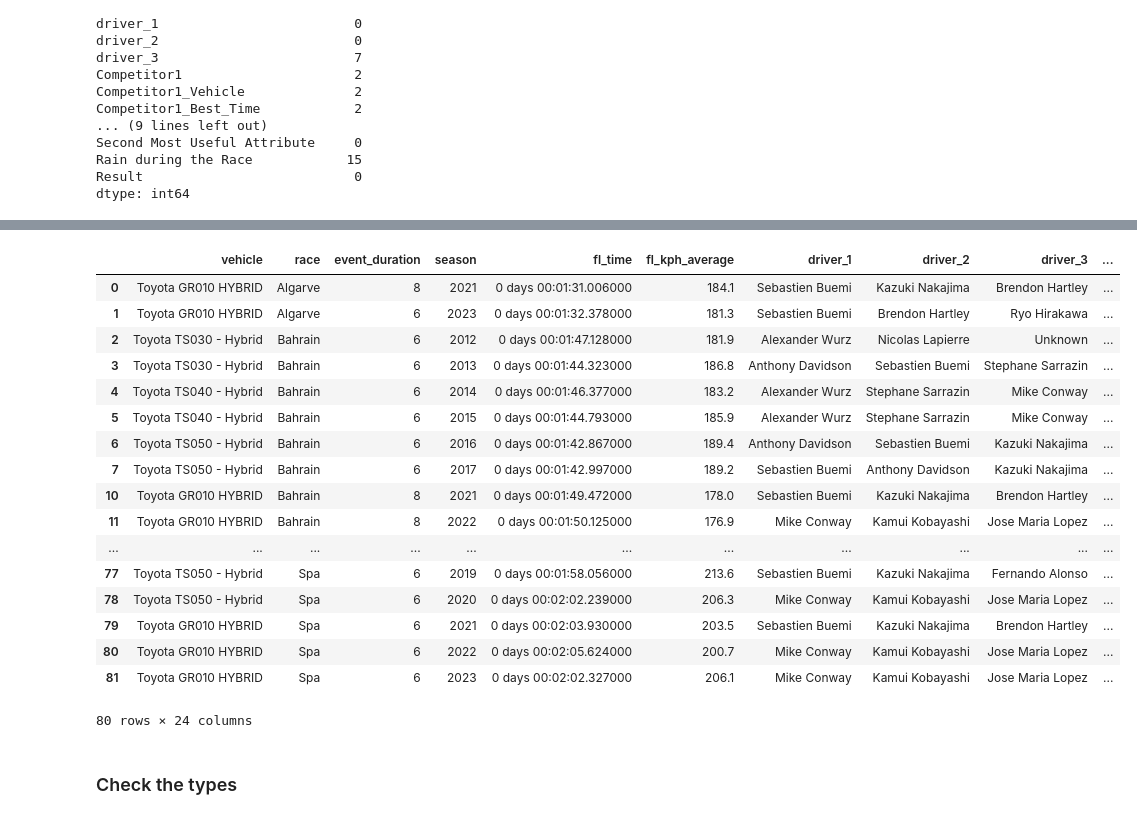
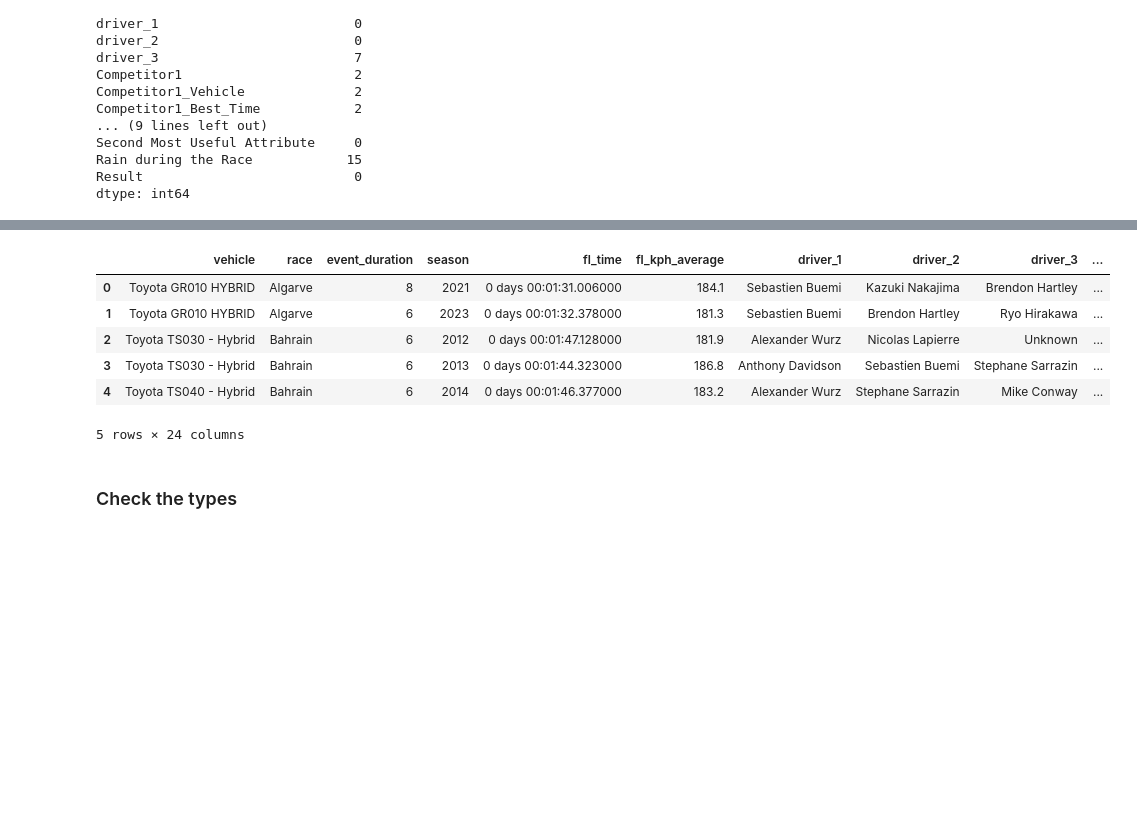
Before and after one commit to StanEM75/24H_Le_Mans, a Jupyter notebook: Supervised Learning/Process.ipynb, the cells around one changed output, grey strips where cells are left out. Drawn from its saved outputs; the diff is of its cells as text; code cells hidden in the pictures; blank space fills up the shorter version.

```diff
--- a/Supervised Learning/Process.ipynb
+++ b/Supervised Learning/Process.ipynb
@@ -1019,24 +952,13 @@ See the caveats in the documentation: https://pandas.pydata.org/pandas-docs/stab
 # %%
-df
+df.head()
 # %% [output]
 |  | vehicle | race | event_duration | season | fl_time | fl_kph_average | driver_1 | driver_2 | driver_3 | ... |
 | 0 | Toyota GR010 HYBRID | Algarve | 8 | 2021 | 0 days 00:01:31.006000 | 184.1 | Sebastien Buemi | Kazuki Nakajima | Brendon Hartley | ... |
 | 1 | Toyota GR010 HYBRID | Algarve | 6 | 2023 | 0 days 00:01:32.378000 | 181.3 | Sebastien Buemi | Brendon Hartley | Ryo Hirakawa | ... |
 | 2 | Toyota TS030 - Hybrid | Bahrain | 6 | 2012 | 0 days 00:01:47.128000 | 181.9 | Alexander Wurz | Nicolas Lapierre | Unknown | ... |
 | 3 | Toyota TS030 - Hybrid | Bahrain | 6 | 2013 | 0 days 00:01:44.323000 | 186.8 | Anthony Davidson | Sebastien Buemi | Stephane Sarrazin | ... |
 | 4 | Toyota TS040 - Hybrid | Bahrain | 6 | 2014 | 0 days 00:01:46.377000 | 183.2 | Alexander Wurz | Stephane Sarrazin | Mike Conway | ... |
-| 5 | Toyota TS040 - Hybrid | Bahrain | 6 | 2015 | 0 days 00:01:44.793000 | 185.9 | Alexander Wurz | Stephane Sarrazin | Mike Conway | ... |
-| 6 | Toyota TS050 - Hybrid | Bahrain | 6 | 2016 | 0 days 00:01:42.867000 | 189.4 | Anthony Davidson | Sebastien Buemi | Kazuki Nakajima | ... |
-| 7 | Toyota TS050 - Hybrid | Bahrain | 6 | 2017 | 0 days 00:01:42.997000 | 189.2 | Sebastien Buemi | Anthony Davidson | Kazuki Nakajima | ... |
-| 10 | Toyota GR010 HYBRID | Bahrain | 8 | 2021 | 0 days 00:01:49.472000 | 178.0 | Sebastien Buemi | Kazuki Nakajima | Brendon Hartley | ... |
-| 11 | Toyota GR010 HYBRID | Bahrain | 8 | 2022 | 0 days 00:01:50.125000 | 176.9 | Mike Conway | Kamui Kobayashi | Jose Maria Lopez | ... |
-| ... | ... | ... | ... | ... | ... | ... | ... | ... | ... | ... |
-| 77 | Toyota TS050 - Hybrid | Spa | 6 | 2019 | 0 days 00:01:58.056000 | 213.6 | Sebastien Buemi | Kazuki Nakajima | Fernando Alonso | ... |
-| 78 | Toyota TS050 - Hybrid | Spa | 6 | 2020 | 0 days 00:02:02.239000 | 206.3 | Mike Conway | Kamui Kobayashi | Jose Maria Lopez | ... |
-| 79 | Toyota GR010 HYBRID | Spa | 6 | 2021 | 0 days 00:02:03.930000 | 203.5 | Sebastien Buemi | Kazuki Nakajima | Brendon Hartley | ... |
-| 80 | Toyota GR010 HYBRID | Spa | 6 | 2022 | 0 days 00:02:05.624000 | 200.7 | Mike Conway | Kamui Kobayashi | Jose Maria Lopez | ... |
-| 81 | Toyota GR010 HYBRID | Spa | 6 | 2023 | 0 days 00:02:02.327000 | 206.1 | Mike Conway | Kamui Kobayashi | Jose Maria Lopez | ... |
-80 rows × 24 columns
+5 rows × 24 columns
 # %% [markdown]
 ### Check the types
 # %%
```
Also changed, not shown: parts of 8 cells of this notebook, 1 other file.
